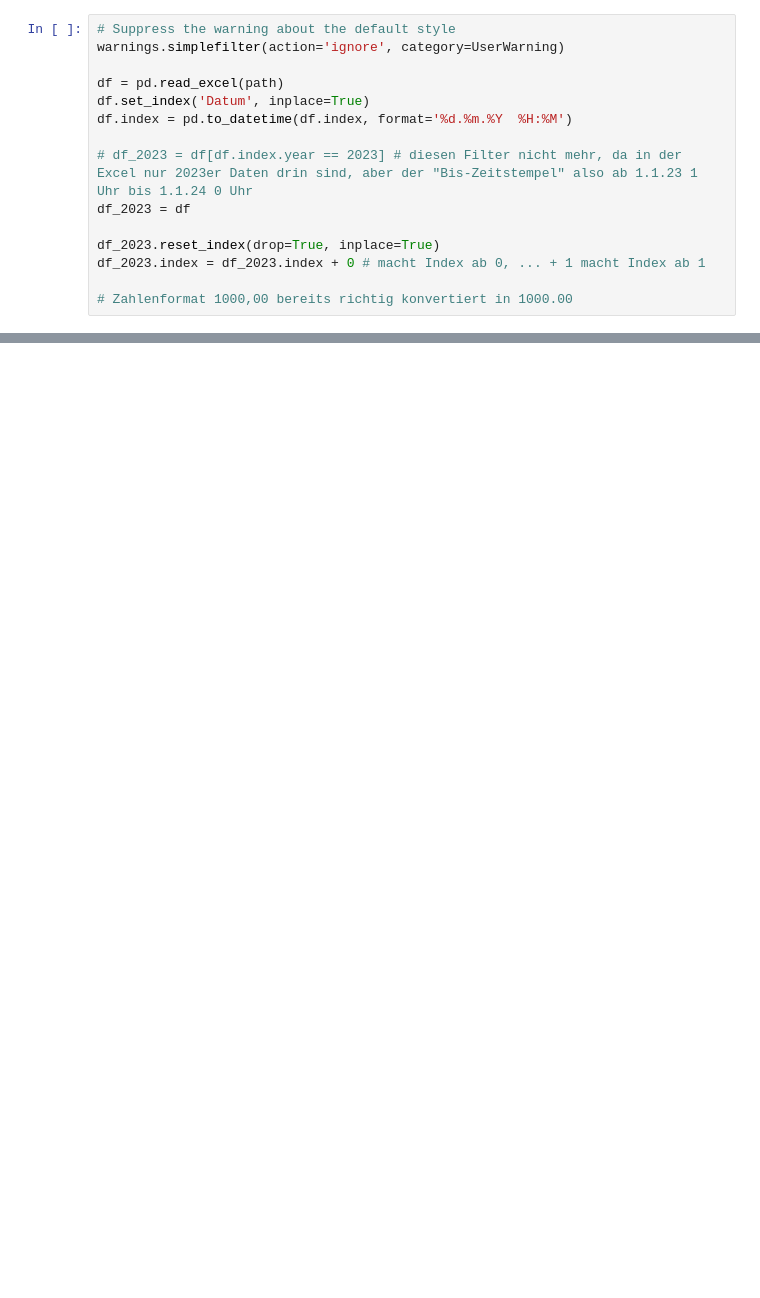
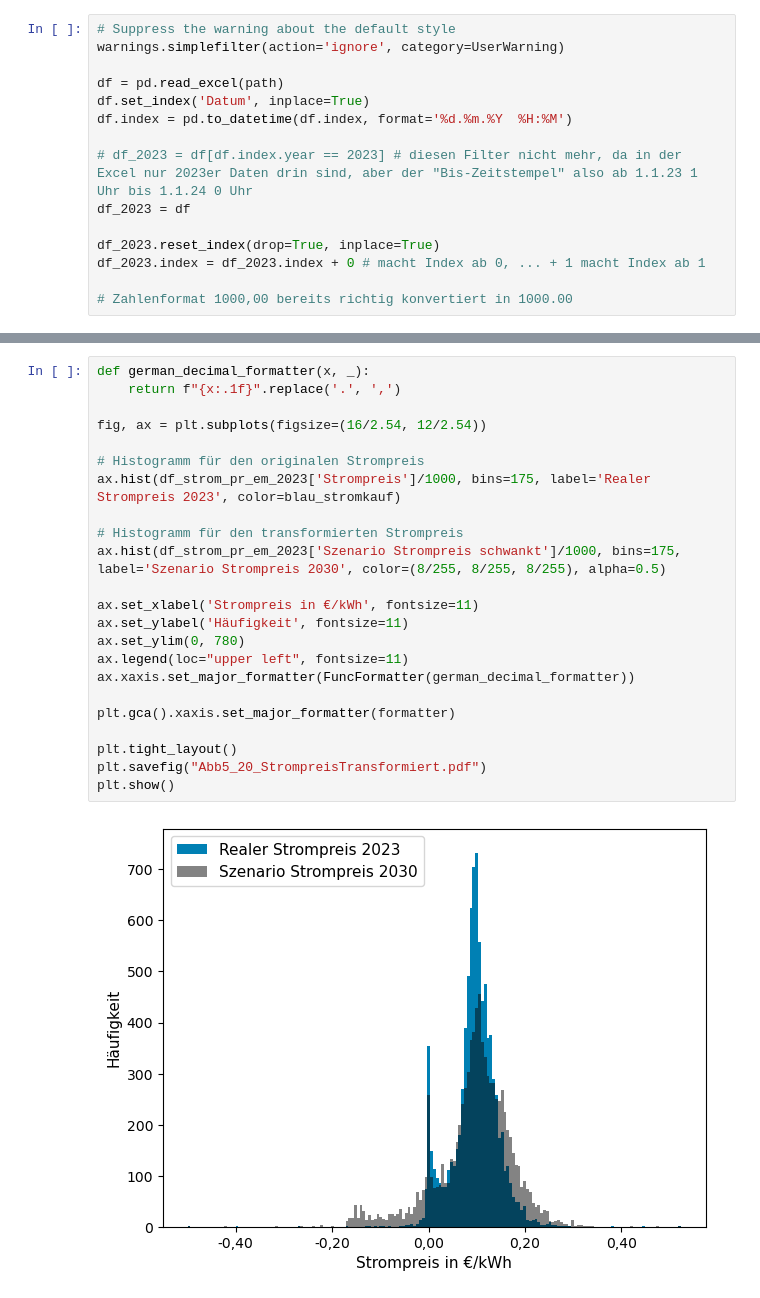
Before and after one commit to Kauschke/CodebaseKauschkeSA, a Jupyter notebook: 250801_Inputdaten.ipynb, the cells around one changed output, grey strips where cells are left out. Drawn from its saved outputs; the diff is of its cells as text; blank space fills up the shorter version.

```diff
--- a/250801_Inputdaten.ipynb
+++ b/250801_Inputdaten.ipynb
@@ -855,0 +518,25 @@ plt.show()
+# %%
+def german_decimal_formatter(x, _):
+    return f"{x:.1f}".replace('.', ',')
+
+fig, ax = plt.subplots(figsize=(16/2.54, 12/2.54))
+
+# Histogramm für den originalen Strompreis
+ax.hist(df_strom_pr_em_2023['Strompreis']/1000, bins=175, label='Realer Strompreis 2023', color=blau_stromkauf)
+
+# Histogramm für den transformierten Strompreis
+ax.hist(df_strom_pr_em_2023['Szenario Strompreis schwankt']/1000, bins=175, label='Szenario Strompreis 2030', color=(8/255, 8/255, 8/255), alpha=0.5)
+
+ax.set_xlabel('Strompreis in €/kWh', fontsize=11)
+ax.set_ylabel('Häufigkeit', fontsize=11)
+ax.set_ylim(0, 780)
+ax.legend(loc="upper left", fontsize=11)
+ax.xaxis.set_major_formatter(FuncFormatter(german_decimal_formatter))
+
+plt.gca().xaxis.set_major_formatter(formatter)
+
+plt.tight_layout()
+plt.savefig("Abb5_20_StrompreisTransformiert.pdf")
+plt.show()
+# %% [output]
+[figure, added]
```
Also changed, not shown: parts of 248 cells of this notebook.
